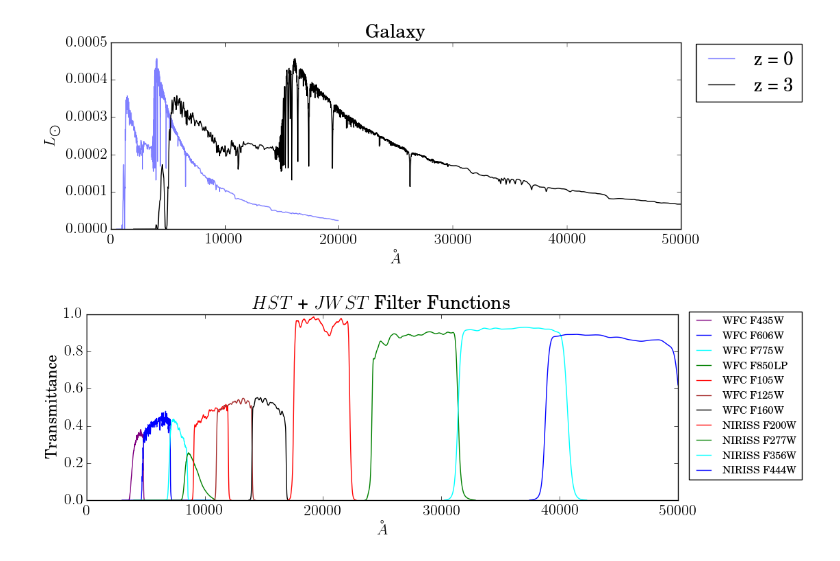
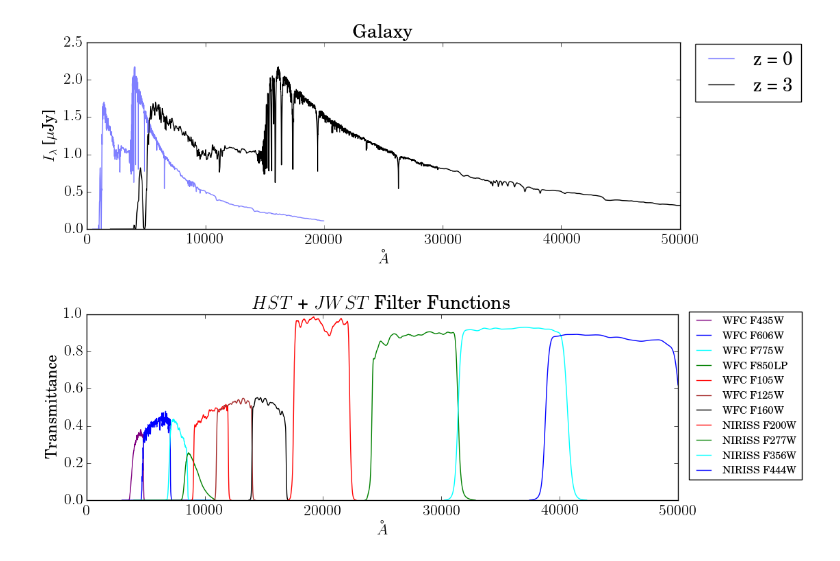
Before and after one commit to goyarzun/RadiationProject, a Jupyter notebook: The_Last_SED-i.ipynb, the cells around one changed output. Cells and saved outputs as stored; diff of their text form; code cells hidden in the pictures.

```diff
--- a/The_Last_SED-i.ipynb
+++ b/The_Last_SED-i.ipynb
@@ -42,12 +37,27 @@ z3_wave = z0_wave * (z+1)
+# %%
+# via Ned Wright's cosmology calculator: http://www.astro.ucla.edu/~wright/CosmoCalc.html
+# z=3 => 25924.2 Mpc => 25924.2e+6 pc => ~ 8e+28 cm
+D = 8e+28 # cm
+L_sol = 3.828e+33 # erg * s^-1
+flux_factor = L_sol/(4*np.pi*D**2)
+jansky = 1e-23 # erg * s^-1 * cm^-2 * Hz
+
+# Window the spectra
+indices = np.where((wave >= 500) & (wave <= 20000))
+
+useWave, useSpec = wave[indices], spec[indices]
+
+# Convert to Jansky
+useSpec = useSpec*(flux_factor/jansky)*1e+6 # micro-Janskys
+z0_wave = useWave
+z3_wave = z0_wave * (z+1)
 # %%
-# Load an HST filters
-# Filter test
-class hst_filter:
-    def __init__(self, name, wavelength, transmittance, central_wavelength):
+# Load filters
+class telescope_filter:
+    def __init__(self, name, wavelength, transmittance):
         self.name = name
         self.wavelength = wavelength
         self.transmittance = transmittance
-        self.central_wavelength = central_wavelength
 
     def __str__(self):
         return str(self.name)
@@ -59,9 +69,9 @@ pivot_wavelengths = [4328.2, 5921.1, 7692.4, 9033.1, 10552.0, 12486.0, 15369, 19
 filter_names = ["WFC_F435W", "WFC_F606W", "WFC_F775W", "WFC_F850LP", "WFC_F105W", "WFC_F125W", "WFC_F160W",
                "NIRISS_F200W", "NIRISS_F277W", "NIRISS_F356W", "NIRISS_F444W"]
 
-hst_filters = OrderedDict()
+telescope_filters = OrderedDict()
 for i,fn in enumerate(filter_names):
-    with open(("HST_filters/%s.dat" % fn),"r") as data:
+    with open(("telescope_filters/%s.dat" % fn),"r") as data:
         reader = csv.reader(data, delimiter=" ")
         wv = []
         t = []
@@ -70,35 +80,38 @@ for i,fn in enumerate(filter_names):
             t.append(float(row[1])) # transmittance
 
         fn_pretty = fn.replace("_"," ")
-        hst_filters[fn_pretty] = hst_filter(fn_pretty,wv,t,pivot_wavelengths[i])
+        telescope_filters[fn_pretty] = telescope_filter(fn_pretty,wv,t)
 # %%
 fig = plt.figure(figsize=(10, 4))
 plt.plot(z0_wave,useSpec,color='b', label="z = 0",alpha=0.5)
 plt.plot(z3_wave,useSpec,color='k',label="z = 3")
 plt.title("Galaxy")
 plt.xlabel(r"$\AA$")
-plt.ylabel(r"$L_{\bigodot}$")
+plt.ylabel(r"$I_{\lambda}$  [$\mu$Jy]")
 plt.xlim([0,50000])
 plt.legend(bbox_to_anchor=(1.01, 1.04),loc=2)
 plt.tight_layout()
 plt.show()
 
 
 
 fig = plt.figure(figsize=(10, 4))
-for i,flt_name in enumerate(hst_filters):
-    plt.plot(hst_filters[flt_name].wavelength,hst_filters[flt_name].transmittance, color=colors[i], label=flt_name)
+for i,flt_name in enumerate(telescope_filters):
+    plt.plot(telescope_filters[flt_name].wavelength,
+             telescope_filters[flt_name].transmittance,
+             color=colors[i],
+             label=flt_name)
 
 plt.title("$HST$ + $JWST$ Filter Functions")
 plt.xlabel(r"$\AA$")
 plt.ylabel("Transmittance")
 plt.xlim([0,50000])
 plt.legend(bbox_to_anchor=(1.01, 1.04),loc=2,fontsize=11)
 
 plt.tight_layout()
 plt.show()
 # %% [output]
-[figure, old version]
+[figure, new version]
 [figure]
 # %%
 # Expand arrays slightly to allow for interpolation
```
Also changed, not shown: parts of 7 cells of this notebook, 11 other files.
